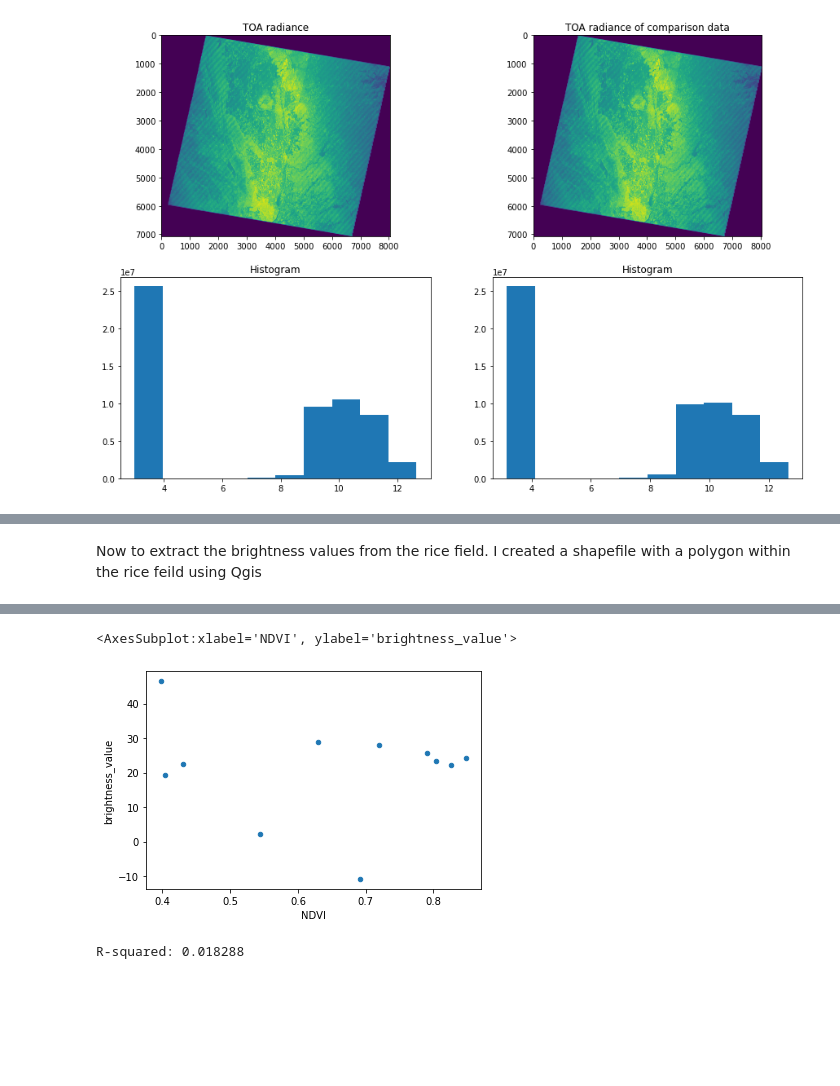
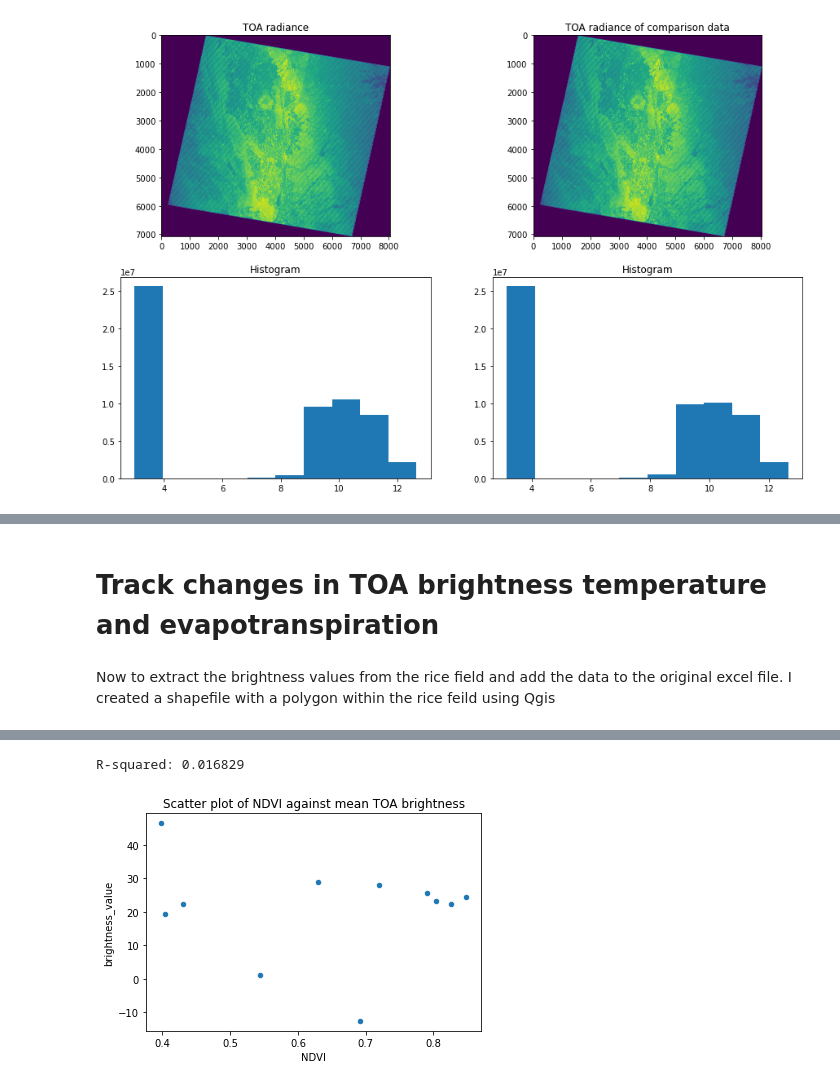
Before and after one commit to dwhew/MAP-Thermal-brightness, a Jupyter notebook: MAP-Thermal_ET.ipynb, the cells around one changed output, grey strips where cells are left out. Drawn from its saved outputs; the diff is of its cells as text; code cells hidden in the pictures; blank space fills up the shorter version.

```diff
--- a/MAP-Thermal_ET.ipynb
+++ b/MAP-Thermal_ET.ipynb
@@ -266,5 +289,7 @@ sample_brightness.plot.hist(ax=axs[1,1])
+# %% [markdown]
+# Track changes in TOA brightness temperature and evapotranspiration
 # %% [markdown]
-Now to extract the brightness values from the rice field. I created a shapefile with a polygon within the rice feild using Qgis
+Now to extract the brightness values from the rice field and add the data to the original excel file. I created a shapefile with a polygon within the rice feild using Qgis
 # %%
 # define the area of interest
 AOI = gpd.read_file('thermal_data_2021/rice_field.shp')
@@ -300,12 +325,10 @@ crop_data_merged.sort_values('NDVI')
 | 4 | 2011 | 7 | 24 | 205 | 935 | RI | 27.235006 | 13.944144 | 864.844778 | 0.825871 | ... |
 | 5 | 2011 | 8 | 9 | 221 | 951 | RI | 28.217838 | 12.791596 | 835.773300 | 0.847884 | ... |
 # %%
-crop_data_merged.plot.scatter(x='NDVI', y='brightness_value')
+crop_data_merged.plot.scatter(x='NDVI', y='brightness_value', title='Scatter plot of NDVI against mean TOA brightness')
+
+regression = linregress(crop_data_merged['NDVI'], crop_data_merged['brightness_value'])
+print(f'R-squared: {regression.rvalue**2:.6f}')
 # %% [output]
-<AxesSubplot:xlabel='NDVI', ylabel='brightness_value'>
+R-squared: 0.016829
-[figure, old version]
+[figure, new version]
-# %%
-regression = linregress(crop_data_merged['NDVI'], crop_data_merged['brightness_value'])
-print(f'R-squared: {regression.rvalue**2:.6f}')
-# %% [output]
-R-squared: 0.018288
```
Also changed, not shown: parts of 32 cells of this notebook, 1 other file.
